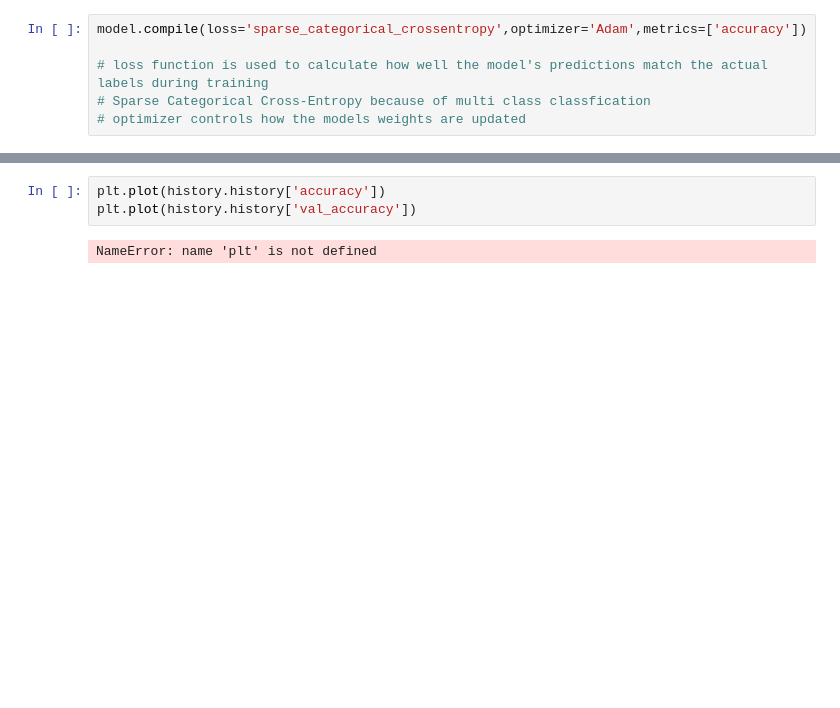
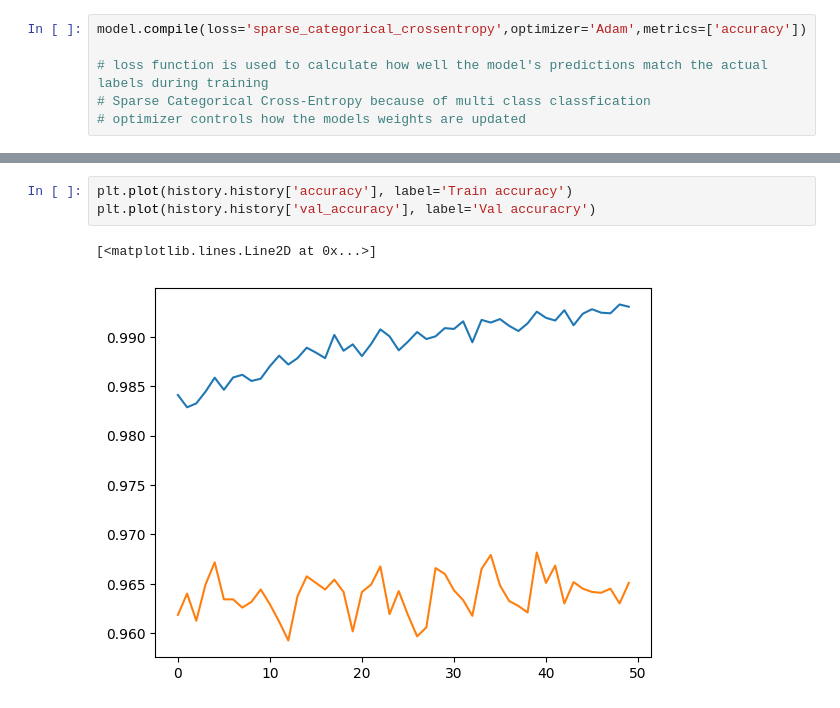
Before and after one commit to MohammedAbraar302/pet-adoption-system, a Jupyter notebook: AIML_digit_classification.ipynb, the cells around one changed output, grey strips where cells are left out. Drawn from its saved outputs; the diff is of its cells as text; blank space fills up the shorter version.

```diff
--- a/AIML_digit_classification.ipynb
+++ b/AIML_digit_classification.ipynb
@@ -135,6 +140,7 @@ NameError: name 'plt' is not defined
 # %%
-plt.plot(history.history['accuracy'])
-plt.plot(history.history['val_accuracy'])
+plt.plot(history.history['accuracy'], label='Train accuracy')
+plt.plot(history.history['val_accuracy'], label='Val accuracry')
 # %% [output]
-NameError: name 'plt' is not defined
+[<matplotlib.lines.Line2D at 0x...>]
+[figure, added]
 # %%
```
Also changed, not shown: parts of 10 cells of this notebook.
